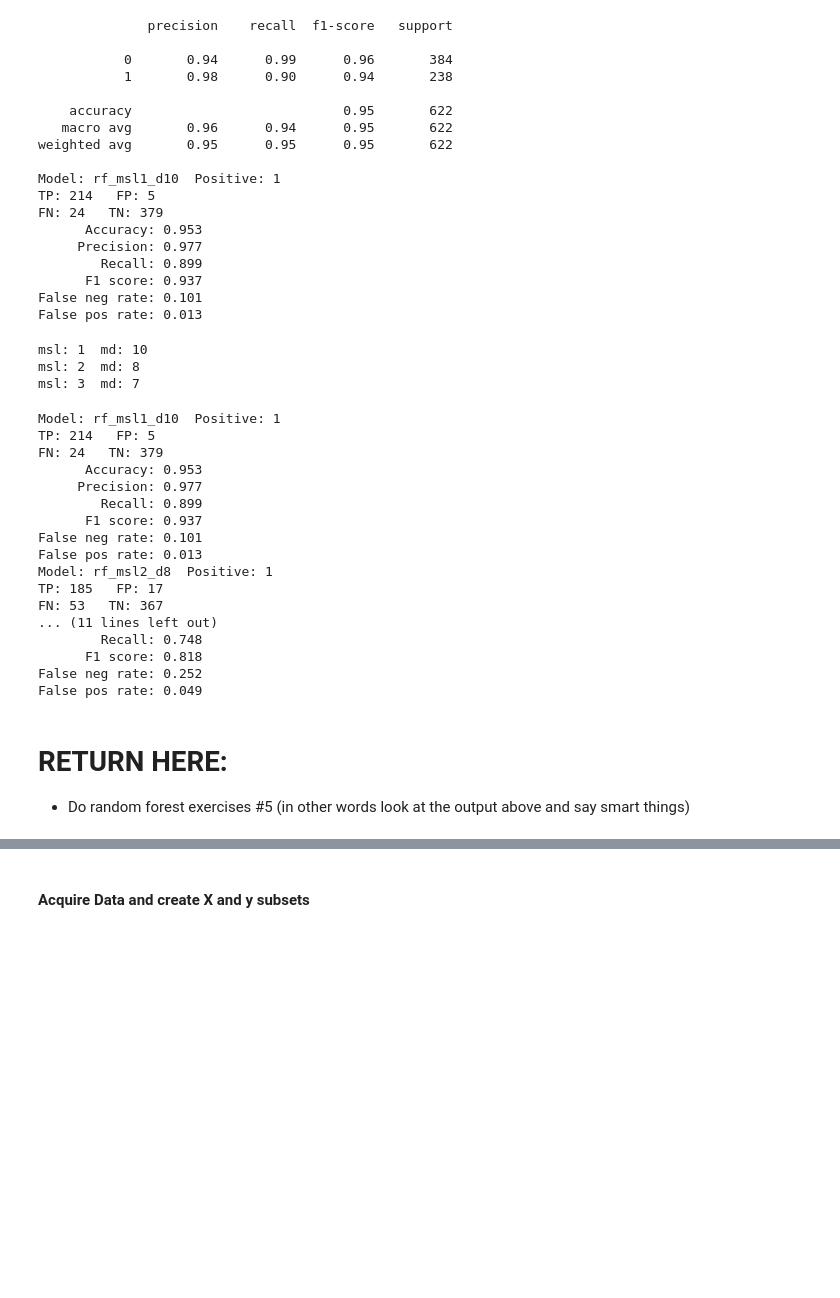
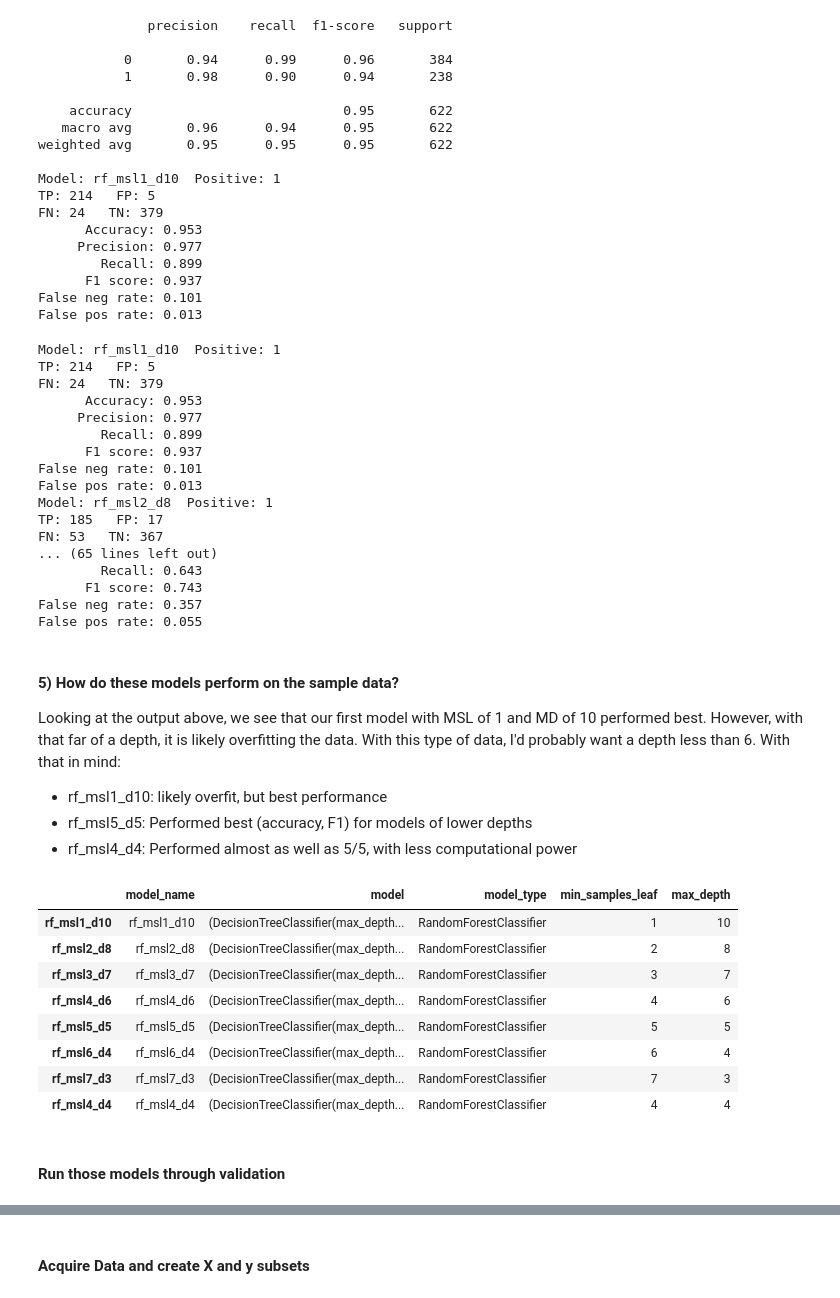
Before and after one commit to Cayt-Schlichting/classification-exercises, a Jupyter notebook: model.ipynb, the cells around one changed output, grey strips where cells are left out. Drawn from its saved outputs; the diff is of its cells as text; code cells hidden in the pictures; blank space fills up the shorter version.

```diff
--- a/model.ipynb
+++ b/model.ipynb
@@ -376,7 +377,7 @@ False pos rate: 0.013
 # %%
 #Now do the same thing with modified rfc params
 #outer list is each model, inner list is [min_sample_leaf,max_depth]
-params = [[1,10], [2,8], [3,7]]
+params = [[1,10], [2,8], [3,7],[4,6],[5,5],[6,4],[7,3],[4,4]]
 #Note that I included the original params [1,10] and this will overwrite those results
 
 #create new dictionary of models
@@ -405,10 +406,6 @@ for i in params:
         "max_depth":md
     }
     #FUTURE: would update print_model_stats to return pd.df or dict to update model_dict with stats
-# %% [output]
-msl: 1  md: 10
-msl: 2  md: 8
-msl: 3  md: 7
 # %%
 #Now let's look at the stats for each of these
 # for mn, d in model_dict:
@@ -432,11 +429,31 @@ False pos rate: 0.013
 Model: rf_msl2_d8  Positive: 1
 TP: 185   FP: 17
 FN: 53   TN: 367
-... (11 lines left out)
-        Recall: 0.748
-      F1 score: 0.818
-False neg rate: 0.252
-False pos rate: 0.049
+... (65 lines left out)
+        Recall: 0.643
+      F1 score: 0.743
+False neg rate: 0.357
+False pos rate: 0.055
 # %% [markdown]
-# RETURN HERE:
-- Do random forest exercises #5 (in other words look at the output above and say smart things)
+#### 5) How do these models perform on the sample data?
+Looking at the output above, we see that our first model with MSL of 1 and MD of 10 performed best.  However, with that far of a depth, it is likely overfitting the data. With this type of data, I'd probably want a depth less than 6.  With that in mind:
+- rf_msl1_d10: likely overfit, but best performance
+- rf_msl5_d5:  Performed best (accuracy, F1) for models of lower depths
+- rf_msl4_d4: Performed almost as well as 5/5, with less computational power
+# %%
+pd.DataFrame(model_dict).T
+#Can use this for better output. So just store the stats in the dictionary as well.
+#Oddly, this DF now seems to be holding the model, which didn't work for me in earlier testing.
+#
+# %% [output]
+|  | model_name | model | model_type | min_samples_leaf | max_depth |
+| rf_msl1_d10 | rf_msl1_d10 | (DecisionTreeClassifier(max_depth... | RandomForestClassifier | 1 | 10 |
+| rf_msl2_d8 | rf_msl2_d8 | (DecisionTreeClassifier(max_depth... | RandomForestClassifier | 2 | 8 |
+| rf_msl3_d7 | rf_msl3_d7 | (DecisionTreeClassifier(max_depth... | RandomForestClassifier | 3 | 7 |
+| rf_msl4_d6 | rf_msl4_d6 | (DecisionTreeClassifier(max_depth... | RandomForestClassifier | 4 | 6 |
+| rf_msl5_d5 | rf_msl5_d5 | (DecisionTreeClassifier(max_depth... | RandomForestClassifier | 5 | 5 |
+| rf_msl6_d4 | rf_msl6_d4 | (DecisionTreeClassifier(max_depth... | RandomForestClassifier | 6 | 4 |
+| rf_msl7_d3 | rf_msl7_d3 | (DecisionTreeClassifier(max_depth... | RandomForestClassifier | 7 | 3 |
+| rf_msl4_d4 | rf_msl4_d4 | (DecisionTreeClassifier(max_depth... | RandomForestClassifier | 4 | 4 |
+# %% [markdown]
+#### Run those models through validation
```
Also changed, not shown: parts of 8 cells of this notebook.
